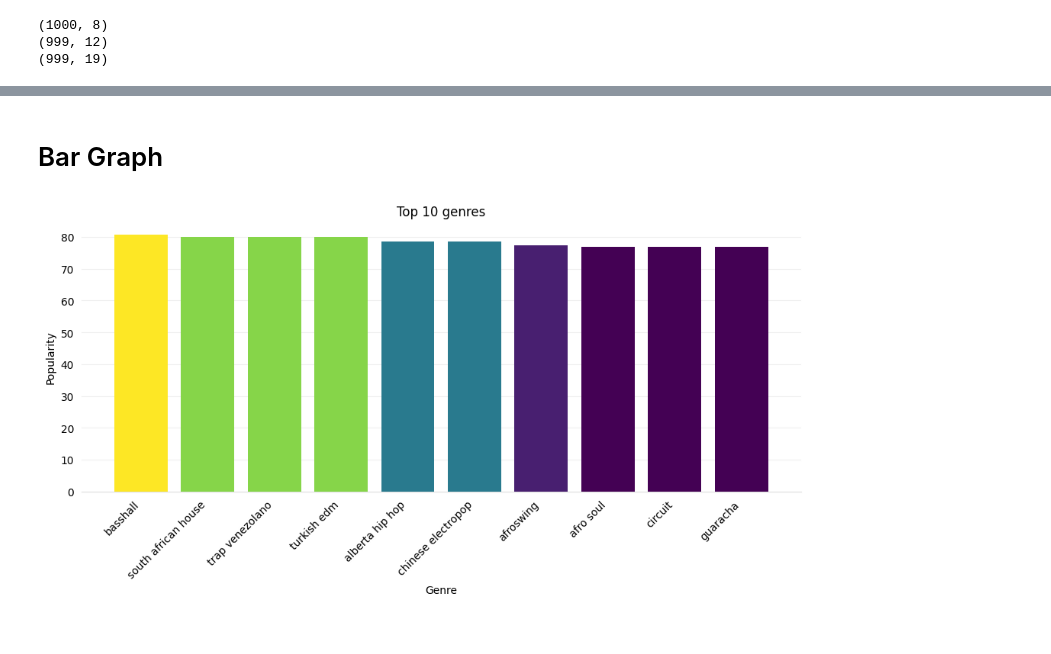
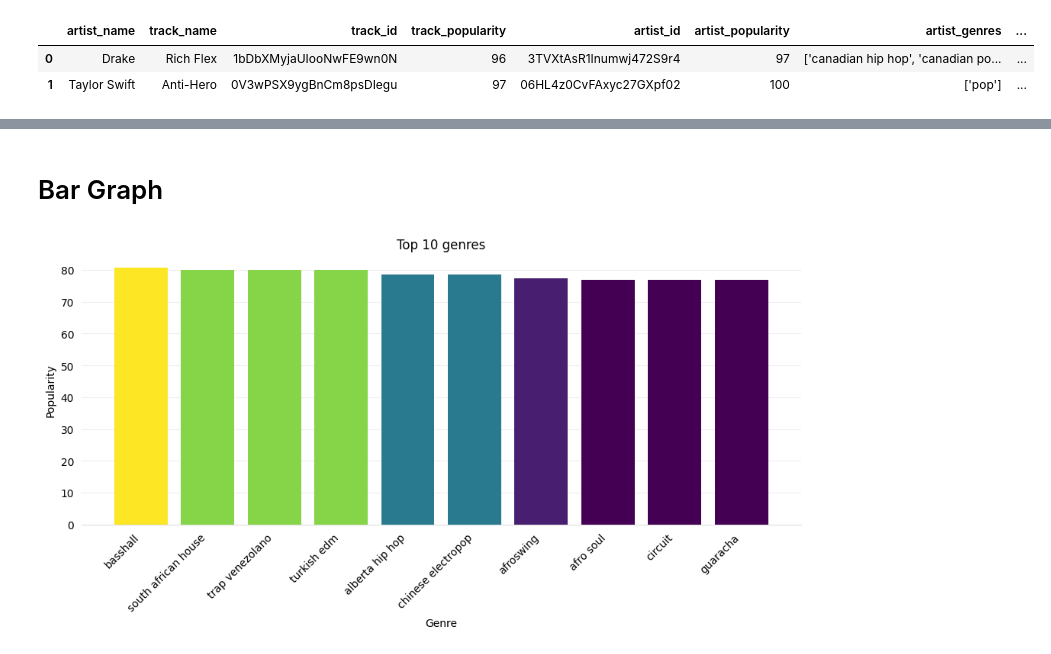
Before and after one commit to algebrabender/NSWEProject, a Jupyter notebook: matplotlib.ipynb, the cells around one changed output, grey strips where cells are left out. Cells and saved outputs as stored; diff of their text form; code cells hidden in the pictures.

```diff
--- a/matplotlib.ipynb
+++ b/matplotlib.ipynb
@@ -33,12 +27,11 @@ track_features_2022.head()
 # %%
 track_features_2022.rename(columns = {'id':'track_id'}, inplace = True)
-
 merged_tracks_2022 = pd.merge(tracks_2022, track_features_2022, how="inner", on="track_id")
-print(merged_tracks_2022.shape)
+merged_tracks_2022.head(2)
 # %% [output]
-(1000, 8)
-(999, 12)
-(999, 19)
+|  | artist_name | track_name | track_id | track_popularity | artist_id | artist_popularity | artist_genres | ... |
+| 0 | Drake | Rich Flex | 1bDbXMyjaUIooNwFE9wn0N | 96 | 3TVXtAsR1Inumwj472S9r4 | 97 | ['canadian hip hop', 'canadian po... | ... |
+| 1 | Taylor Swift | Anti-Hero | 0V3wPSX9ygBnCm8psDIegu | 97 | 06HL4z0CvFAxyc27GXpf02 | 100 | ['pop'] | ... |
 # %%
 merged_tracks_2022.head()
 # %% [output]
```
Also changed, not shown: parts of 3 cells of this notebook.
